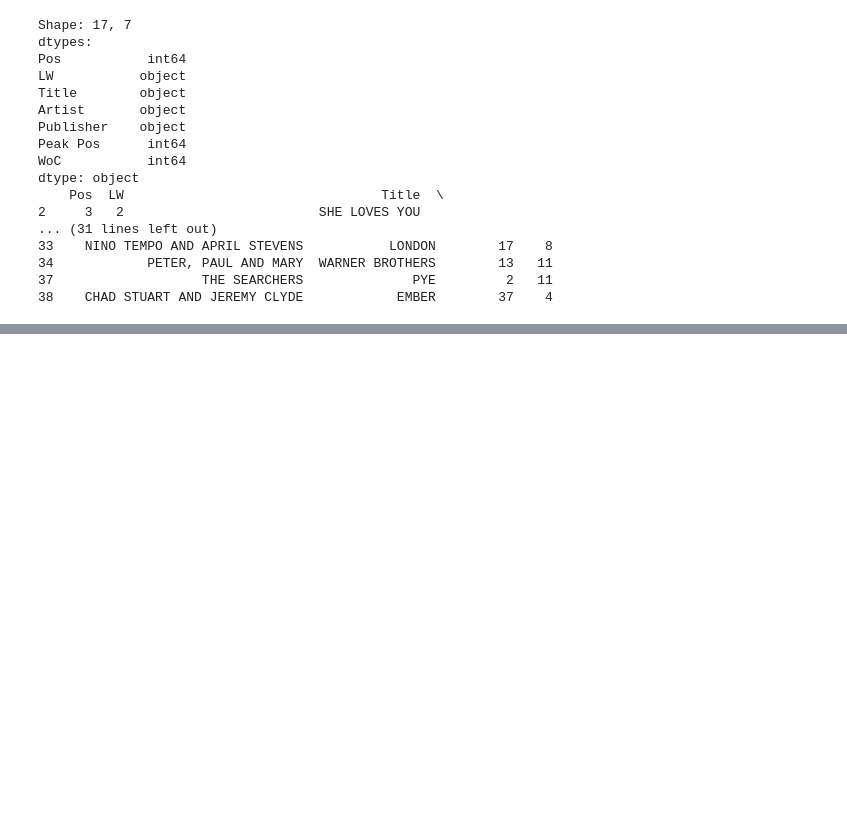
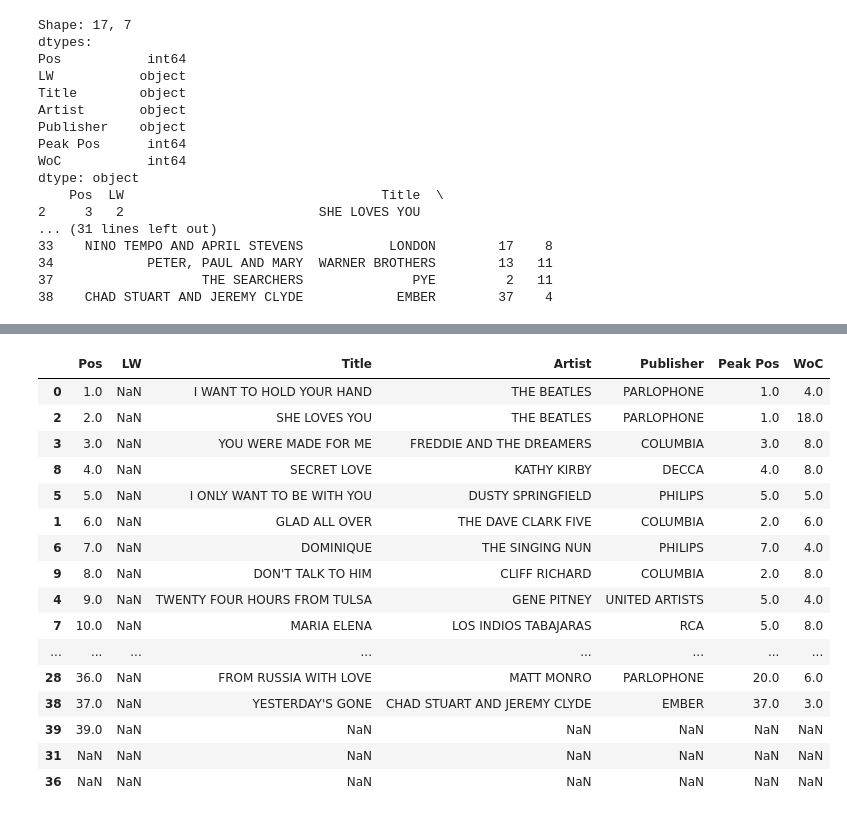
Before and after one commit to annassanchez/HY-2021-DataScience, a Jupyter notebook: week04/Week04.ipynb, the cells around one changed output, grey strips where cells are left out. Cells and saved outputs as stored; diff of their text form; code cells hidden in the pictures; blank space fills up the shorter version.

```diff
--- a/week04/Week04.ipynb
+++ b/week04/Week04.ipynb
@@ -681,0 +676,52 @@ def last_week():
+# %%
+## exercise 15
+def last_week():
+    # Create DataFrame
+    path = 'UK-top40-1964-1-2.tsv'
+    df = pd.read_csv(path, sep='\t')
+    # Modify values in last week column and clear entries that weren't on last week's list
+    df.LW[df.LW == 'New'] = '1000'
+    df.LW[df.LW == 'Re'] = '1000'
+    df.LW = df.LW.astype('int')
+    indices = df.index[df.LW == 1000].tolist()
+    df.iloc[indices] = np.nan
+    # Peak pos
+    df['Peak Pos'].mask((df.LW > df['Peak Pos']) & (df.Pos == df['Peak Pos']), inplace=True)
+    # Create New DataFrame of last week
+    last_week = df.copy()
+    last_week.Pos = df.LW
+    # Clear the whole LW column in last_week,
+    # because we can't know positions of songs from two weeks ago
+    last_week.LW = None
+    # Find missing positions
+    all_positions = set(range(1,41))
+    existing_positions = set(last_week.Pos[pd.notna(last_week.Pos)].tolist())
+    missing_positions = list(all_positions - existing_positions)
+    # Insert missing positions into last_week
+    last_week.Pos[pd.isna(last_week.Pos)] = missing_positions
+    # Sort last_week based on the position column and reset indices
+    last_week.sort_values('Pos', axis='index', inplace=True)
+    last_week.reset_index(inplace=True, drop=True)
+    # Subtract one from WOC, weeks on chart
+    last_week.WoC = last_week.WoC -1
+    return last_week
+# %%
+last_week()
+# %% [output]
+|  | Pos | LW | Title | Artist | Publisher | Peak Pos | WoC |
+| 0 | 1.0 | NaN | I WANT TO HOLD YOUR HAND | THE BEATLES | PARLOPHONE | 1.0 | 4.0 |
+| 2 | 2.0 | NaN | SHE LOVES YOU | THE BEATLES | PARLOPHONE | 1.0 | 18.0 |
+| 3 | 3.0 | NaN | YOU WERE MADE FOR ME | FREDDIE AND THE DREAMERS | COLUMBIA | 3.0 | 8.0 |
+| 8 | 4.0 | NaN | SECRET LOVE | KATHY KIRBY | DECCA | 4.0 | 8.0 |
+| 5 | 5.0 | NaN | I ONLY WANT TO BE WITH YOU | DUSTY SPRINGFIELD | PHILIPS | 5.0 | 5.0 |
+| 1 | 6.0 | NaN | GLAD ALL OVER | THE DAVE CLARK FIVE | COLUMBIA | 2.0 | 6.0 |
+| 6 | 7.0 | NaN | DOMINIQUE | THE SINGING NUN | PHILIPS | 7.0 | 4.0 |
+| 9 | 8.0 | NaN | DON'T TALK TO HIM | CLIFF RICHARD | COLUMBIA | 2.0 | 8.0 |
+| 4 | 9.0 | NaN | TWENTY FOUR HOURS FROM TULSA | GENE PITNEY | UNITED ARTISTS | 5.0 | 4.0 |
+| 7 | 10.0 | NaN | MARIA ELENA | LOS INDIOS TABAJARAS | RCA | 5.0 | 8.0 |
+| ... | ... | ... | ... | ... | ... | ... | ... |
+| 28 | 36.0 | NaN | FROM RUSSIA WITH LOVE | MATT MONRO | PARLOPHONE | 20.0 | 6.0 |
+| 38 | 37.0 | NaN | YESTERDAY'S GONE | CHAD STUART AND JEREMY CLYDE | EMBER | 37.0 | 3.0 |
+| 39 | 39.0 | NaN | NaN | NaN | NaN | NaN | NaN |
+| 31 | NaN | NaN | NaN | NaN | NaN | NaN | NaN |
+| 36 | NaN | NaN | NaN | NaN | NaN | NaN | NaN |
```
Also changed, not shown: parts of 3 cells of this notebook.
